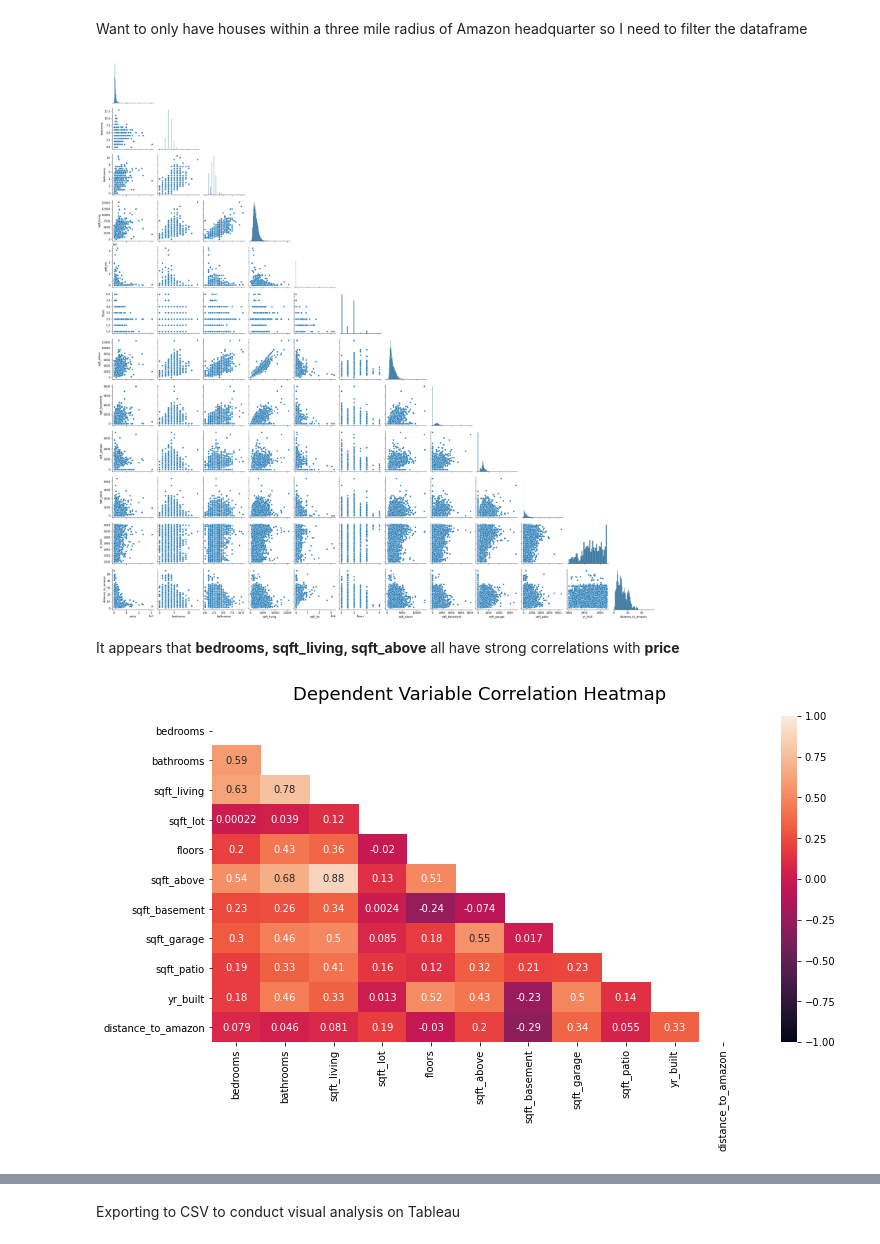
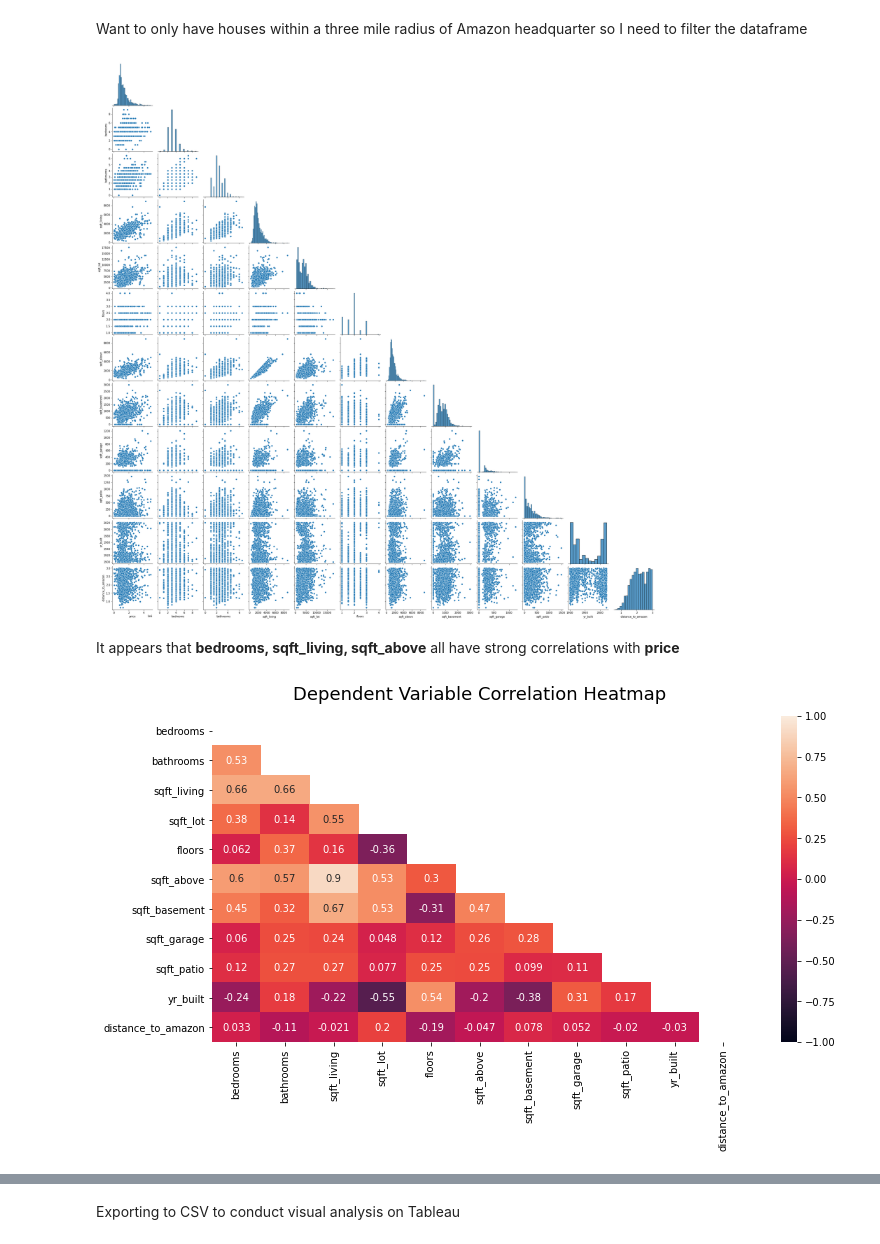
Before and after one commit to ddcots24/King_County_Housing, a Jupyter notebook: Housing_Analysis.ipynb, the cells around one changed output, grey strips where cells are left out. Cells and saved outputs as stored; diff of their text form; code cells hidden in the pictures.

```diff
--- a/Housing_Analysis.ipynb
+++ b/Housing_Analysis.ipynb
@@ -205,19 +206,19 @@ amazon_df.reset_index(drop = True, inplace = True)
 numerical_list = ['price', 'bedrooms', 'bathrooms', 'sqft_living', 'sqft_lot',
                   'floors', 'sqft_above', 'sqft_basement', 'sqft_garage',
                   'sqft_patio', 'yr_built', 'distance_to_amazon']
-sns.pairplot(real_df[numerical_list], corner = True);
+sns.pairplot(amazon_df[numerical_list], corner = True);
 # %% [output]
-[figure, old version]
+[figure, new version]
 # %% [markdown]
 It appears that **bedrooms, sqft_living, sqft_above** all have strong correlations with **price**
 # %%
 # taking a look at the
 plt.figure(figsize = (12,6))
 dependent_var = ['bedrooms', 'bathrooms', 'sqft_living', 'sqft_lot',
                   'floors', 'sqft_above', 'sqft_basement', 'sqft_garage',
                   'sqft_patio', 'yr_built', 'distance_to_amazon']
-mask = np.triu(np.ones_like(abs(real_df[dependent_var].corr()), dtype=bool))
-heatmap = sns.heatmap(real_df[dependent_var].corr(), mask = mask, annot = True, vmax = 1.0 ,vmin =  -1.0)
+mask = np.triu(np.ones_like(abs(amazon_df[dependent_var].corr()), dtype=bool))
+heatmap = sns.heatmap(amazon_df[dependent_var].corr(), mask = mask, annot = True, vmax = 1.0 ,vmin =  -1.0)
 heatmap.set_title('Dependent Variable Correlation Heatmap', fontdict={'fontsize':18}, pad=16);
 # %% [output]
-[figure, old version]
+[figure, new version]
```
Also changed, not shown: parts of 6 cells of this notebook.
